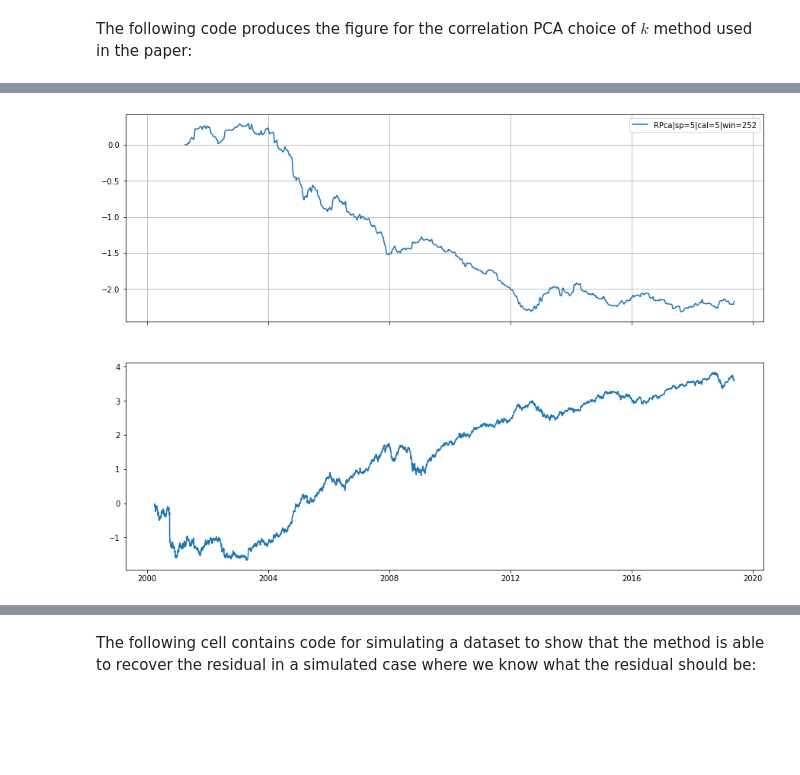
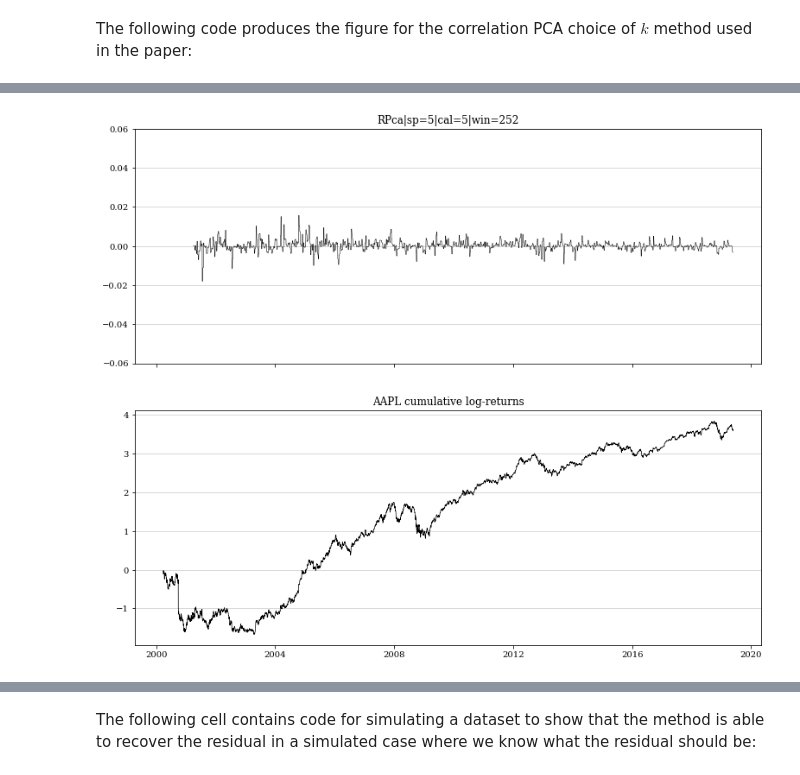
Before and after one commit to jase-clarkson/mini_1, a Jupyter notebook: stat_arb.ipynb, the cells around one changed output, grey strips where cells are left out. Saved outputs shown, nothing was run; the diff lists cells and outputs as text; code cells hidden in the pictures; blank space fills up the shorter version.

```diff
--- a/stat_arb.ipynb
+++ b/stat_arb.ipynb
@@ -19,3 +19,4 @@ import importlib
 import os
 
 PATH = '/data/hawfinch/clarkson/data/us_eq/cache'
+plt.rc('font', family='serif')
@@ -105,12 +113,13 @@ The following code produces the figure for the correlation PCA choice of $k$ met
 # %%
 w = 252
 cal = 5
-strats = [sa.StArbFm(dr.Pca(pct_var=50, corr=True), cal_freq=cal, window_len=w), \
-          sa.StArbFm(dr.Pca(pct_var=75, corr=True), cal_freq=cal, window_len=w), \
-          sa.StArbFm(dr.Pca(pct_var=95, corr=True), cal_freq=cal, window_len=w), \
-          sa.StArbFm(dr.Pca(rmt=True, corr=True), cal_freq=cal, window_len=w)]
+sp = 5
+strats = [sa.StArbFm(dr.Pca(pct_var=50, corr=True), cal_freq=cal, span=sp, window_len=w), \
+          sa.StArbFm(dr.Pca(pct_var=75, corr=True), cal_freq=cal, span=sp, window_len=w), \
+          sa.StArbFm(dr.Pca(pct_var=95, corr=True), cal_freq=cal, span=sp, window_len=w), \
+          sa.StArbFm(dr.Pca(rmt=True, corr=True), cal_freq=cal, span=sp, window_len=w)]
 
-backtest(df_500, strats, df_excess, benchmark=spy, save=True, it=1000)
+backtest(df_500, strats, df_excess, benchmark=spy, it=1000)
 # %lprun -f dr.RPca.fit backtest(df_500, strats, df_excess, benchmark=spy)
 # %% [output]
 Registered Corr_pca_252
@@ -129,0 +193,11 @@ dtype: float64, array([0.00090352])]
+# %%
+fig, ax = plt.subplots(len(strats) + 1, 1, sharex=True, figsize=(13, 11))
+for ix, strat in enumerate(strats):
+    ax[ix].set_ylim(-0.06, 0.06)
+    ax[ix].plot(-1 * strat.portfolios['AAPL'], label=strat.id, c='k', linewidth=.5)
+    ax[ix].grid(axis='y', alpha=.6)
+    ax[ix].set_title(strat.id)
+ax[-1].plot(df['AAPL'].cumsum(), c='k', lw=.7)
+ax[-1].set_title('AAPL cumulative log-returns')
+ax[-1].grid(axis='y', alpha=.6)
+plt.savefig('aapl_resid.eps', format='eps', rasterized=True, dpi=1200, bbox_inches='tight')
@@ -129,0 +223,5 @@ dtype: float64, array([0.00090352])]
+# %%
+fig, axs = plt.subplots(1, 4, figsize=(20, 5))
+for ix, strat in enumerate(strats):
+    axs[ix].hist(strat.portfolios['AAPL'], bins=50, linewidth=1.5, edgecolor='black')
+    axs[ix].set_title(strat.id)
@@ -160,10 +282,13 @@ plt.savefig('dim_rpca.png')
 # %%
-fig, ax = plt.subplots(2, 1, sharex=True, figsize=(15, 11))
-for strat in strats:
-    ax[0].plot((strat.portfolios['AAPL']).cumsum(), label=strat.id)
-ax[1].plot(df['AAPL'].cumsum())
-ax[0].grid()
-ax[0].legend()
-fig.savefig('aapl_resid.png')
+fig, ax = plt.subplots(len(strats) + 1, 1, sharex=True, figsize=(13, 11))
+for ix, strat in enumerate(strats):
+    ax[ix].set_ylim(-0.06, 0.06)
+    ax[ix].plot(-1 * strat.portfolios['AAPL'], label=strat.id, c='k', linewidth=.5)
+    ax[ix].grid(axis='y', alpha=.6)
+    ax[ix].set_title(strat.id)
+ax[-1].plot(df['AAPL'].cumsum(), c='k', lw=.7)
+ax[-1].set_title('AAPL cumulative log-returns')
+ax[-1].grid(axis='y', alpha=.6)
+# plt.savefig('aapl_resid.eps', format='eps', rasterized=True, dpi=1200, bbox_inches='tight')
 # %% [output]
-[figure, old version]
+[figure, new version]
```
Also changed, not shown: parts of 18 cells of this notebook.
